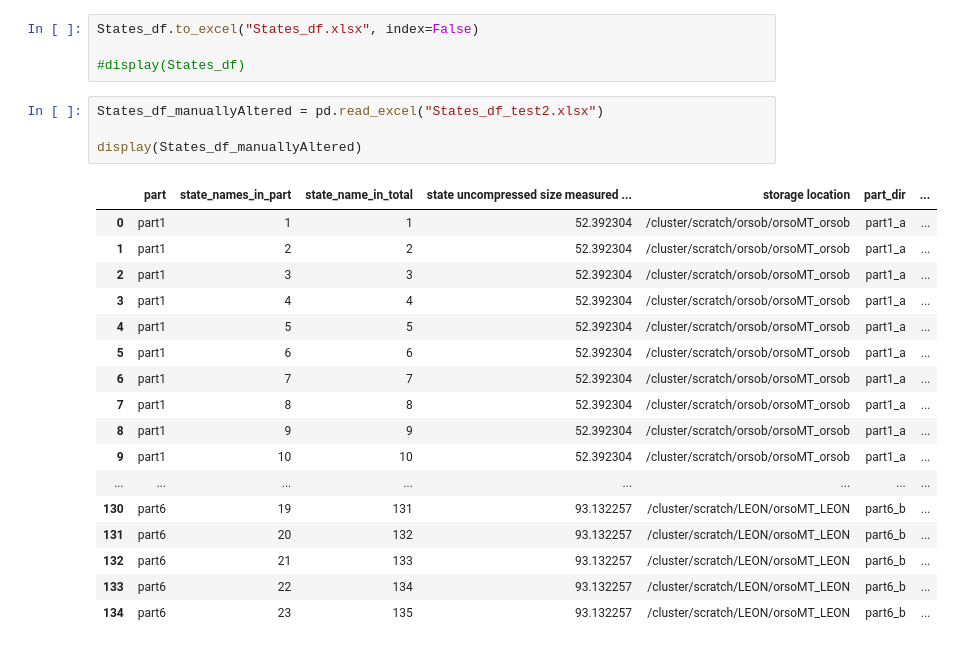
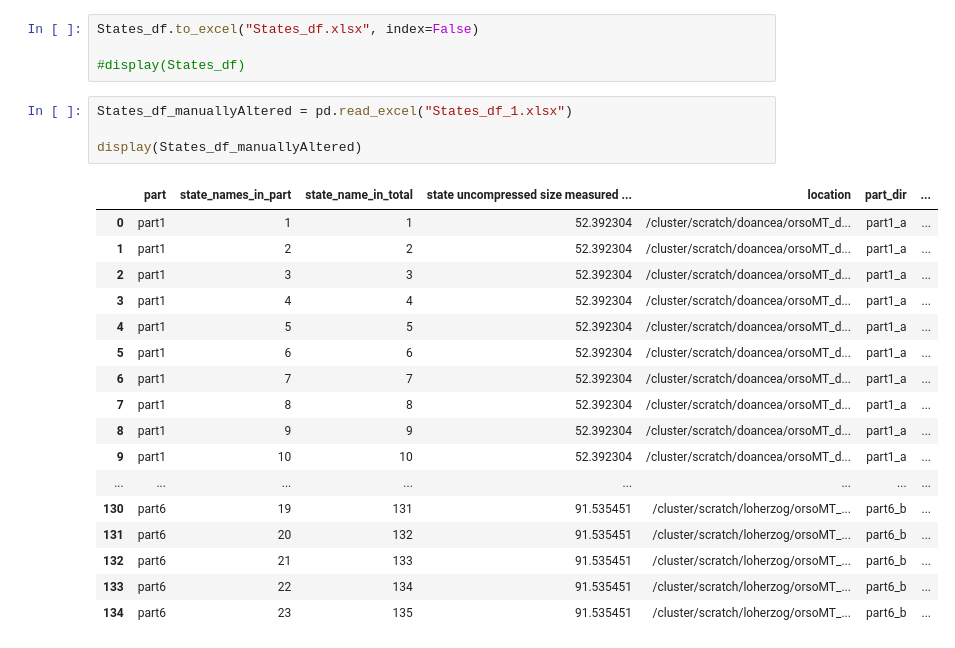
Before and after one commit to orso-arbs/CIPS_Codebase, a Jupyter notebook: ScratchStorageCalc_2.ipynb, the cells around one changed output. Cells and saved outputs as stored; diff of their text form.

```diff
--- a/ScratchStorageCalc_2.ipynb
+++ b/ScratchStorageCalc_2.ipynb
@@ -275,27 +256,27 @@ States_df.to_excel("States_df.xlsx", index=False)
 
 #display(States_df)
 # %%
-States_df_manuallyAltered = pd.read_excel("States_df_test2.xlsx")
+States_df_manuallyAltered = pd.read_excel("States_df_1.xlsx")
 
 display(States_df_manuallyAltered)
 # %% [output]
-|  | part | state_names_in_part | state_name_in_total | state uncompressed size measured ... | storage location | part_dir | ... |
-| 0 | part1 | 1 | 1 | 52.392304 | /cluster/scratch/orsob/orsoMT_orsob | part1_a | ... |
-| 1 | part1 | 2 | 2 | 52.392304 | /cluster/scratch/orsob/orsoMT_orsob | part1_a | ... |
-| 2 | part1 | 3 | 3 | 52.392304 | /cluster/scratch/orsob/orsoMT_orsob | part1_a | ... |
-| 3 | part1 | 4 | 4 | 52.392304 | /cluster/scratch/orsob/orsoMT_orsob | part1_a | ... |
-| 4 | part1 | 5 | 5 | 52.392304 | /cluster/scratch/orsob/orsoMT_orsob | part1_a | ... |
-| 5 | part1 | 6 | 6 | 52.392304 | /cluster/scratch/orsob/orsoMT_orsob | part1_a | ... |
-| 6 | part1 | 7 | 7 | 52.392304 | /cluster/scratch/orsob/orsoMT_orsob | part1_a | ... |
-| 7 | part1 | 8 | 8 | 52.392304 | /cluster/scratch/orsob/orsoMT_orsob | part1_a | ... |
-| 8 | part1 | 9 | 9 | 52.392304 | /cluster/scratch/orsob/orsoMT_orsob | part1_a | ... |
-| 9 | part1 | 10 | 10 | 52.392304 | /cluster/scratch/orsob/orsoMT_orsob | part1_a | ... |
+|  | part | state_names_in_part | state_name_in_total | state uncompressed size measured ... | location | part_dir | ... |
+| 0 | part1 | 1 | 1 | 52.392304 | /cluster/scratch/doancea/orsoMT_d... | part1_a | ... |
+| 1 | part1 | 2 | 2 | 52.392304 | /cluster/scratch/doancea/orsoMT_d... | part1_a | ... |
+| 2 | part1 | 3 | 3 | 52.392304 | /cluster/scratch/doancea/orsoMT_d... | part1_a | ... |
+| 3 | part1 | 4 | 4 | 52.392304 | /cluster/scratch/doancea/orsoMT_d... | part1_a | ... |
+| 4 | part1 | 5 | 5 | 52.392304 | /cluster/scratch/doancea/orsoMT_d... | part1_a | ... |
+| 5 | part1 | 6 | 6 | 52.392304 | /cluster/scratch/doancea/orsoMT_d... | part1_a | ... |
+| 6 | part1 | 7 | 7 | 52.392304 | /cluster/scratch/doancea/orsoMT_d... | part1_a | ... |
+| 7 | part1 | 8 | 8 | 52.392304 | /cluster/scratch/doancea/orsoMT_d... | part1_a | ... |
+| 8 | part1 | 9 | 9 | 52.392304 | /cluster/scratch/doancea/orsoMT_d... | part1_a | ... |
+| 9 | part1 | 10 | 10 | 52.392304 | /cluster/scratch/doancea/orsoMT_d... | part1_a | ... |
 | ... | ... | ... | ... | ... | ... | ... | ... |
-| 130 | part6 | 19 | 131 | 93.132257 | /cluster/scratch/LEON/orsoMT_LEON | part6_b | ... |
-| 131 | part6 | 20 | 132 | 93.132257 | /cluster/scratch/LEON/orsoMT_LEON | part6_b | ... |
-| 132 | part6 | 21 | 133 | 93.132257 | /cluster/scratch/LEON/orsoMT_LEON | part6_b | ... |
-| 133 | part6 | 22 | 134 | 93.132257 | /cluster/scratch/LEON/orsoMT_LEON | part6_b | ... |
-| 134 | part6 | 23 | 135 | 93.132257 | /cluster/scratch/LEON/orsoMT_LEON | part6_b | ... |
+| 130 | part6 | 19 | 131 | 91.535451 | /cluster/scratch/loherzog/orsoMT_... | part6_b | ... |
+| 131 | part6 | 20 | 132 | 91.535451 | /cluster/scratch/loherzog/orsoMT_... | part6_b | ... |
+| 132 | part6 | 21 | 133 | 91.535451 | /cluster/scratch/loherzog/orsoMT_... | part6_b | ... |
+| 133 | part6 | 22 | 134 | 91.535451 | /cluster/scratch/loherzog/orsoMT_... | part6_b | ... |
+| 134 | part6 | 23 | 135 | 91.535451 | /cluster/scratch/loherzog/orsoMT_... | part6_b | ... |
 # %%
 # Create a new scratch_df from the altered States_df
 scratch_df_fromManuallyAltered = pd.DataFrame(columns=[
```
Also changed, not shown: parts of 5 cells of this notebook, 14 other files.
